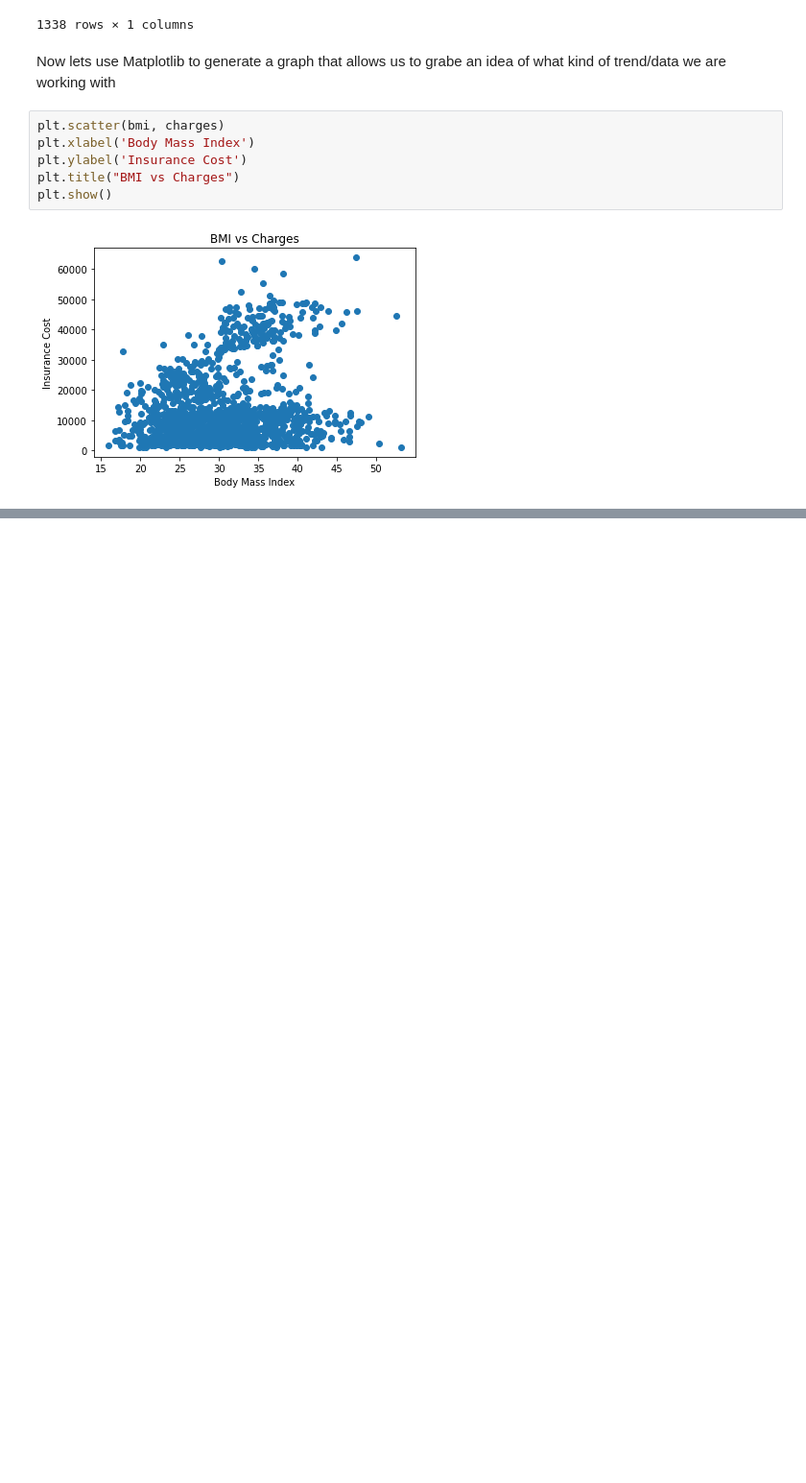
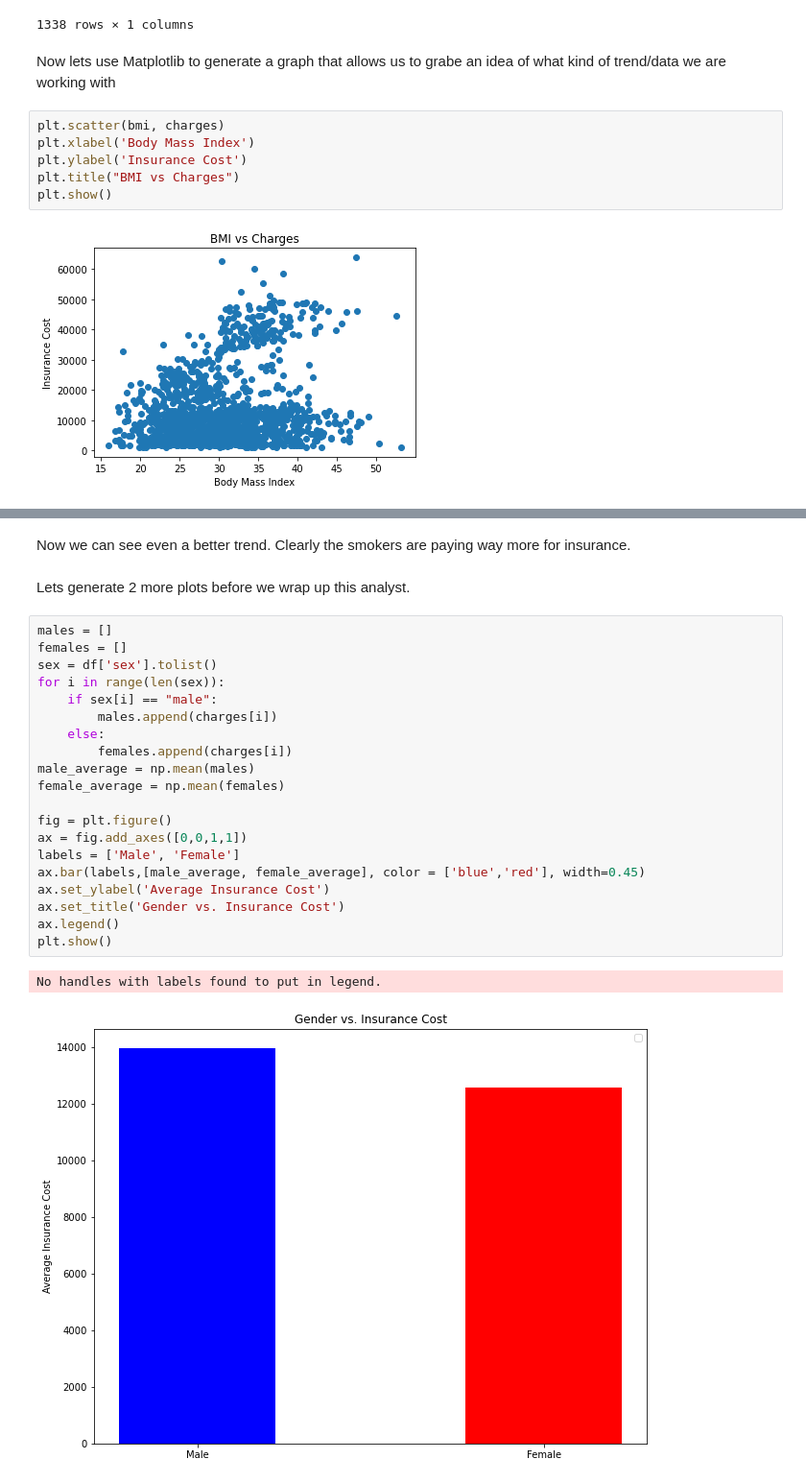
Before and after one commit to lolostheman/Medical-Insurance-Data-Analyst, a Jupyter notebook: us-medical-insurance-costs.ipynb, the cells around one changed output, grey strips where cells are left out. Shown at 96% size. Cells and saved outputs as stored; diff of their text form; blank space fills up the shorter version.

```diff
--- a/us-medical-insurance-costs.ipynb
+++ b/us-medical-insurance-costs.ipynb
@@ -82,0 +130,27 @@ plt.show()
+# %% [markdown]
+Now we can see even a better trend. Clearly the smokers are paying way more for insurance.
+# %% [markdown]
+Lets generate 2 more plots before we wrap up this analyst.
+# %%
+males = []
+females = []
+sex = df['sex'].tolist()
+for i in range(len(sex)):
+    if sex[i] == "male":
+        males.append(charges[i])
+    else:
+        females.append(charges[i])
+male_average = np.mean(males)
+female_average = np.mean(females)
+
+fig = plt.figure()
+ax = fig.add_axes([0,0,1,1])
+labels = ['Male', 'Female']
+ax.bar(labels,[male_average, female_average], color = ['blue','red'], width=0.45)
+ax.set_ylabel('Average Insurance Cost')
+ax.set_title('Gender vs. Insurance Cost')
+ax.legend()
+plt.show()
+# %% [output]
+No handles with labels found to put in legend.
+[figure, added]
```
Also changed, not shown: parts of 8 cells of this notebook.
